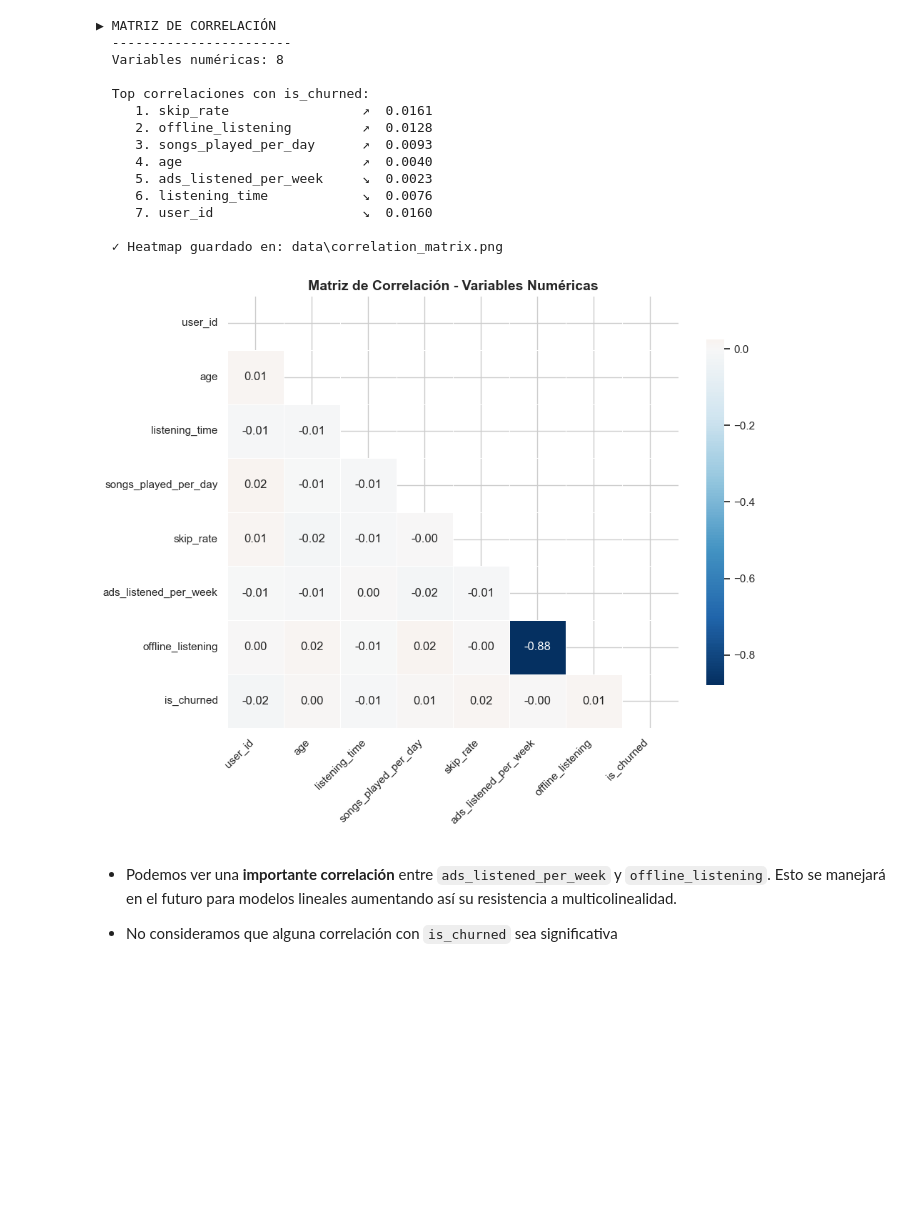
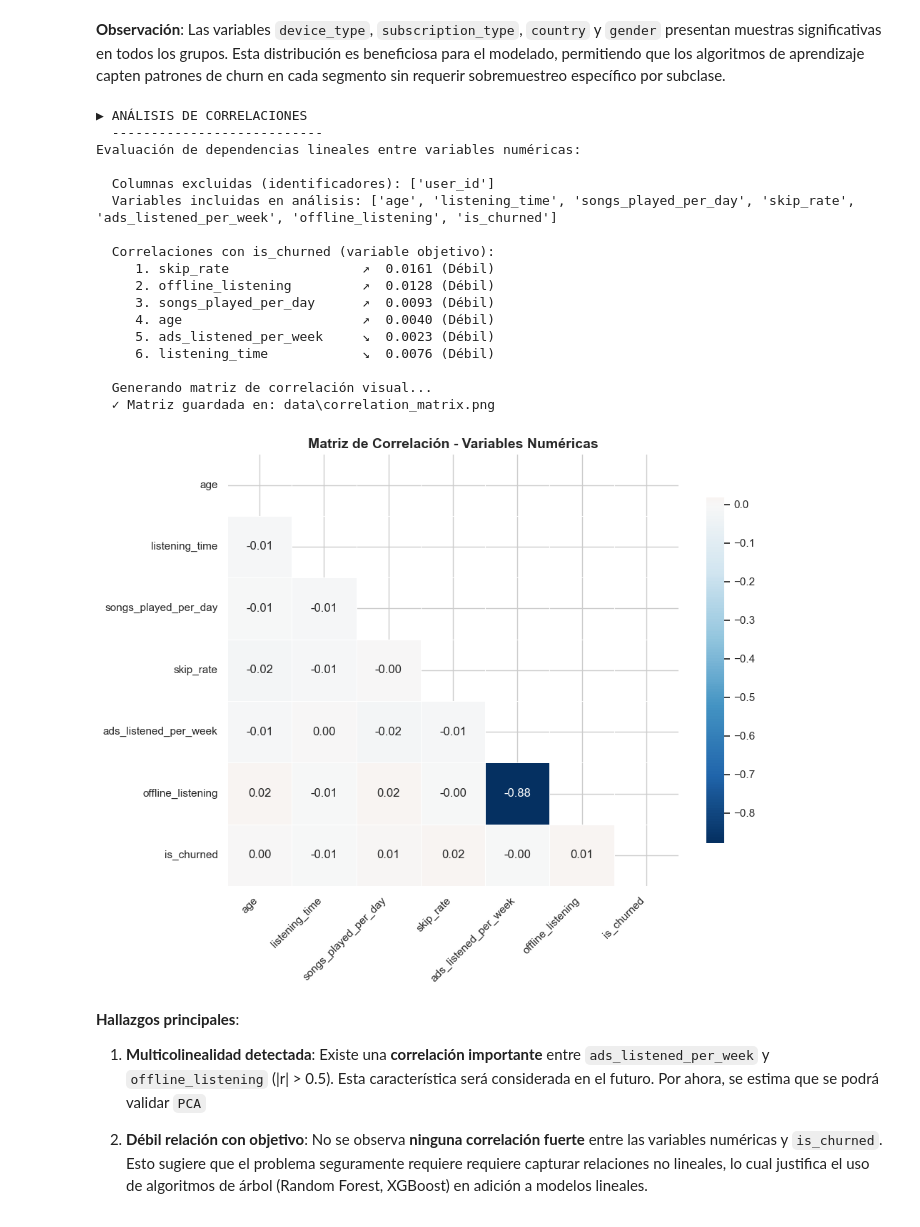
Before and after one commit to AndresGUIO2/Churn-analysis, a Jupyter notebook: 01-exploracion-eda.ipynb, the cells around one changed output. Cells and saved outputs as stored; diff of their text form; code cells hidden in the pictures; blank space fills up the shorter version.

Commit message:
feat: EDA — correlation matrix and initial insights

```diff
--- a/01-exploracion-eda.ipynb
+++ b/01-exploracion-eda.ipynb
@@ -204,54 +225,69 @@ for col in cat_cols:
+# %% [markdown]
+**Observación**: Las variables `device_type`, `subscription_type`, `country` y `gender` presentan muestras significativas en todos los grupos. Esta distribución es beneficiosa para el modelado, permitiendo que los algoritmos de aprendizaje capten patrones de churn en cada segmento sin requerir sobremuestreo específico por subclase.
 # %%
-# Matriz de correlación (gráfica)
-print_section('MATRIZ DE CORRELACIÓN')
+# Análisis de correlaciones entre variables numéricas
+print_section('ANÁLISIS DE CORRELACIONES')
+print('Evaluación de dependencias lineales entre variables numéricas:\n')
 
-num_cols = df.select_dtypes(include=[np.number]).columns.tolist()
-print(f'  Variables numéricas: {len(num_cols)}')
+# Seleccionar variables numéricas excluyendo identificadores
+num_cols_all = df.select_dtypes(include=[np.number]).columns.tolist()
+id_cols = [c for c in num_cols_all if c.lower().endswith('id') or df[c].nunique() == len(df)]
+num_cols = [c for c in num_cols_all if c not in id_cols]
+
+print(f'  Columnas excluidas (identificadores): {id_cols}')
+print(f'  Variables incluidas en análisis: {num_cols}\n')
 
 # Calcular matriz de correlación
 corr_matrix = df[num_cols].corr()
 
-# Mostrar correlación numérica con is_churned (texto compacto)
-print(f"\n  Top correlaciones con is_churned:")
-churn_corr = corr_matrix['is_churned'].sort_values(ascending=False)
-for i, (var, corr) in enumerate(churn_corr.items()):
-    if var != 'is_churned':
-        arrow = '↗' if corr > 0 else '↘'
-        print(f"    {i:2}. {var:25} {arrow} {abs(corr):7.4f}")
+# Correlaciones con variable objetivo
+print(f'  Correlaciones con is_churned (variable objetivo):')
+if 'is_churned' in corr_matrix.columns:
+    churn_corr = corr_matrix['is_churned'].sort_values(ascending=False)
+    for i, (var, corr) in enumerate(churn_corr.items()):
+        if var != 'is_churned':
+            arrow = '↗' if corr > 0 else '↘'
+            strength = 'Fuerte' if abs(corr) > 0.5 else 'Moderada' if abs(corr) > 0.3 else 'Débil'
+            print(f"    {i:2}. {var:25} {arrow} {abs(corr):7.4f} ({strength})")
 
-# Gráfica: heatmap enmascarando la mitad superior para mayor legibilidad
+# Visualización: heatmap
+print(f'\n  Generando matriz de correlación visual...')
 mask = np.triu(np.ones_like(corr_matrix, dtype=bool))
 plt.figure(figsize=(10, 8))
 sns.heatmap(corr_matrix, mask=mask, cmap='RdBu_r', center=0, annot=True, fmt='.2f',
             linewidths=.5, cbar_kws={'shrink': .8}, square=False)
 plt.title('Matriz de Correlación - Variables Numéricas', fontsize=14, fontweight='bold')
 plt.xticks(rotation=45, ha='right')
 plt.yticks(rotation=0)
 plt.tight_layout()
 
-# Guardar figura
 out_img = Path('data') / 'correlation_matrix.png'
 plt.savefig(out_img, dpi=150)
-print(f"\n  ✓ Heatmap guardado en: {out_img}")
+print(f'  ✓ Matriz guardada en: {out_img}')
 plt.show()
 # %% [output]
-▶ MATRIZ DE CORRELACIÓN
-  -----------------------
-  Variables numéricas: 8
+▶ ANÁLISIS DE CORRELACIONES
+  ---------------------------
+Evaluación de dependencias lineales entre variables numéricas:
 
-  Top correlaciones con is_churned:
-     1. skip_rate                 ↗  0.0161
-     2. offline_listening         ↗  0.0128
-     3. songs_played_per_day      ↗  0.0093
-     4. age                       ↗  0.0040
-     5. ads_listened_per_week     ↘  0.0023
-     6. listening_time            ↘  0.0076
-     7. user_id                   ↘  0.0160
+  Columnas excluidas (identificadores): ['user_id']
+  Variables incluidas en análisis: ['age', 'listening_time', 'songs_played_per_day', 'skip_rate', 'ads_listened_per_week', 'offline_listening', 'is_churned']
 
-  ✓ Heatmap guardado en: data\correlation_matrix.png
+  Correlaciones con is_churned (variable objetivo):
+     1. skip_rate                 ↗  0.0161 (Débil)
+     2. offline_listening         ↗  0.0128 (Débil)
+     3. songs_played_per_day      ↗  0.0093 (Débil)
+     4. age                       ↗  0.0040 (Débil)
+     5. ads_listened_per_week     ↘  0.0023 (Débil)
+     6. listening_time            ↘  0.0076 (Débil)
+
+  Generando matriz de correlación visual...
+  ✓ Matriz guardada en: data\correlation_matrix.png
-[figure, old version]
+[figure, new version]
 # %% [markdown]
-- Podemos ver una **importante correlación** entre `ads_listened_per_week` y `offline_listening`. Esto se manejará en el futuro para modelos lineales aumentando así su resistencia a multicolinealidad.
+**Hallazgos principales**:
 
-- No consideramos que alguna correlación con `is_churned` sea significativa
+1. **Multicolinealidad detectada**: Existe una **correlación importante** entre `ads_listened_per_week` y `offline_listening` (|r| > 0.5). Esta característica será considerada en el futuro. Por ahora, se estima que se podrá validar `PCA`
+
+2. **Débil relación con objetivo**: No se observa **ninguna correlación fuerte** entre las variables numéricas y `is_churned`. Esto sugiere que el problema seguramente requiere requiere capturar relaciones no lineales, lo cual justifica el uso de algoritmos de árbol (Random Forest, XGBoost) en adición a modelos lineales.
 # %%
```
Also changed, not shown: parts of 9 cells of this notebook.
